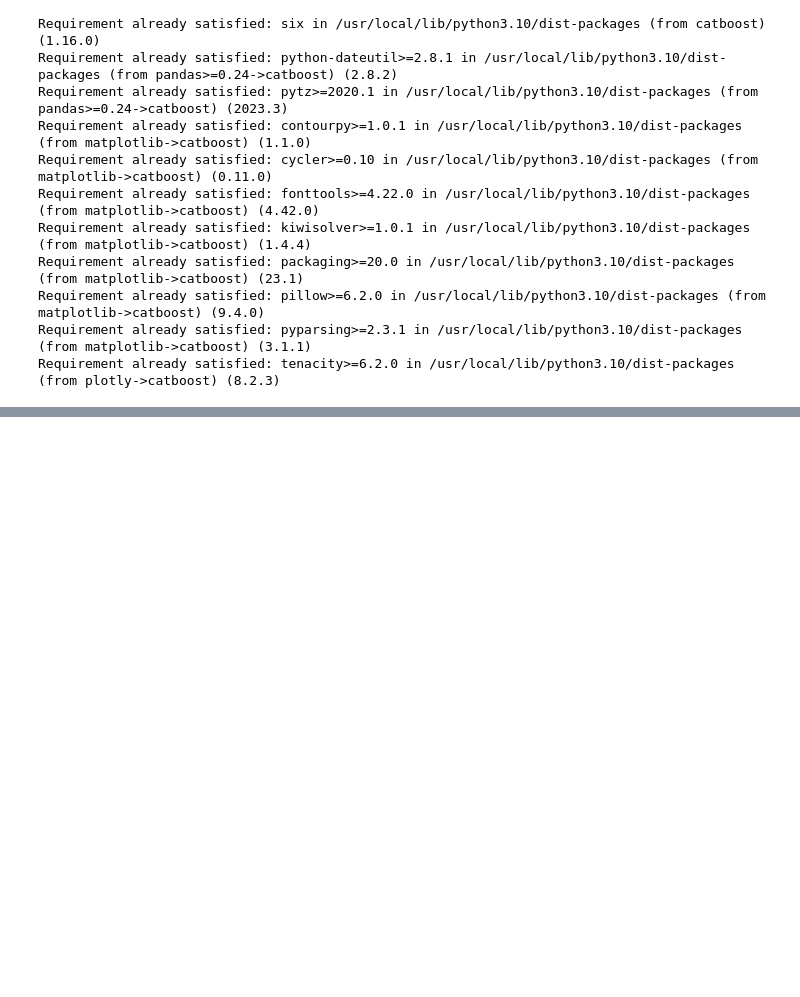
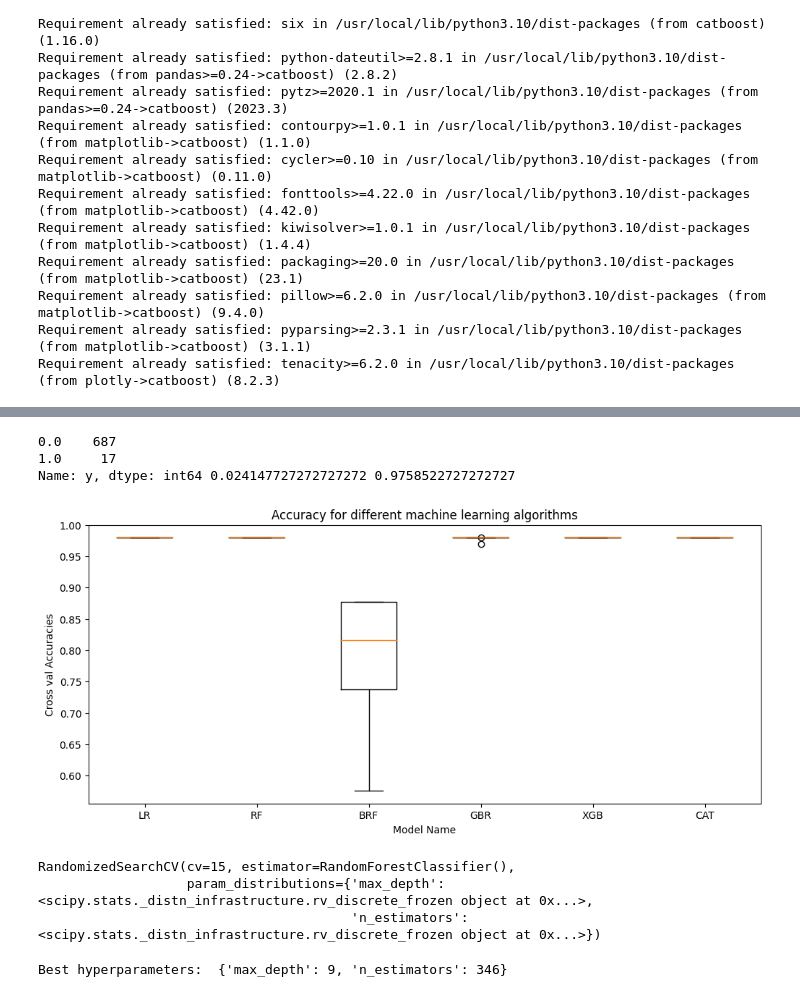
Before and after one commit to kamo1010/injury-big-data, a Jupyter notebook: Untitled3.ipynb, the cells around one changed output, grey strips where cells are left out. Drawn from its saved outputs; the diff is of its cells as text; code cells hidden in the pictures; blank space fills up the shorter version.

```diff
--- a/Untitled3.ipynb
+++ b/Untitled3.ipynb
@@ -81,8 +82,8 @@ df.head()
 def fit_y(x):
   x = str(x).replace("\r\n", "")
   x = x.replace(" ", "")
-  if '생존' in x: x = '생존'
-  if '사망' in x: x = '사망'
+  if '생존' in x: x = 0
+  elif '사망' in x: x = 1
   return pd.Series([x])
 
 df.dropna(subset=['y', 'pz_arrival_takeoff', 'takeoff_arrival_at_basement'], inplace=True)
@@ -252,0 +279,4 @@ df[['NFL']] = df.NFL.apply(lambda x:fit_nfl(x))
+# %%
+dummy_df = pd.get_dummies(df, columns=con_var)
+df = df[["day_or_night","weather"]].join(dummy_df)
+df
@@ -297,0 +429,47 @@ ValueError: ignored
+# %%
+print(df['y'].value_counts(), 17/(17+687), 687/(17+687))
+# %% [output]
+0.0    687
+1.0     17
+Name: y, dtype: int64 0.024147727272727272 0.9758522727272727
+# %%
+plt.figure(figsize=(12,5))
+plt.boxplot(results)
+plt.xticks(np.arange(1,len(names)+1),names)
+plt.title("Accuracy for different machine learning algorithms")
+plt.xlabel("Model Name")
+plt.ylabel("Cross val Accuracies")
+plt.show()
+# %% [output]
+[figure, added]
+# %%
+from datetime import datetime
+from pandas.tseries.offsets import Minute
+from scipy.stats import randint
+from sklearn.model_selection import RandomizedSearchCV
+
+n_estimators = randint(50, 500)
+max_depth= randint(1, 20)
+
+param_dist = {'n_estimators': n_estimators, 'max_depth': max_depth}
+
+# Create a ranom forest classifier
+rf = RandomForestClassifier()
+
+# Use random search to find the best hyperparameters
+rand_search = RandomizedSearchCV(rf, param_distributions = param_dist, cv=15)
+
+# Fit the random search object to the data
+rand_search.fit(X_train, y_train)
+# %% [output]
+RandomizedSearchCV(cv=15, estimator=RandomForestClassifier(),
+                   param_distributions={'max_depth': <scipy.stats._distn_infrastructure.rv_discrete_frozen object at 0x...>,
+                                        'n_estimators': <scipy.stats._distn_infrastructure.rv_discrete_frozen object at 0x...>})
+# %%
+# Create a variable for the best model
+best_rf = rand_search.best_estimator_
+
+# Print the best parameters
+print('Best hyperparameters: ', rand_search.best_params_)
+# %% [output]
+Best hyperparameters:  {'max_depth': 9, 'n_estimators': 346}
```
Also changed, not shown: parts of 19 cells of this notebook.
